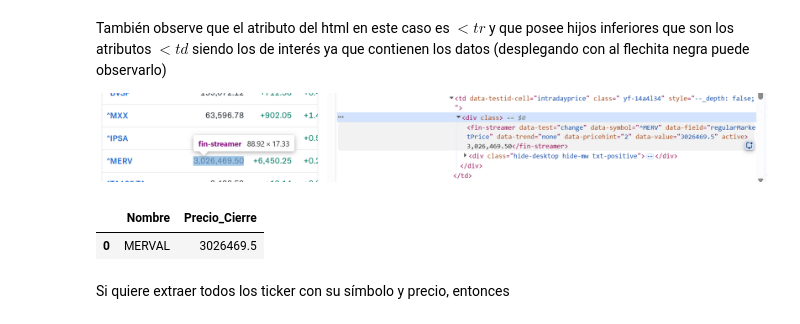
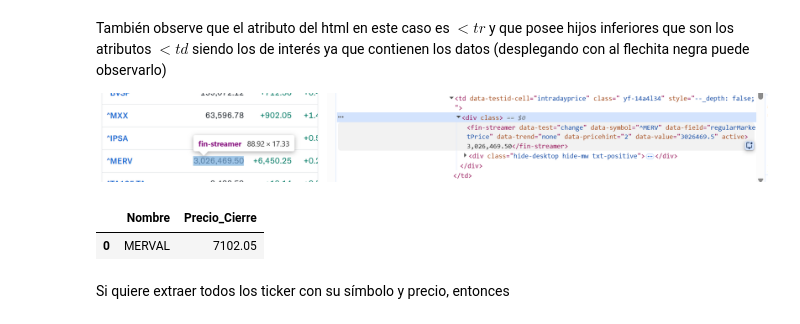
Before and after one commit to alexballera/taller-tgad-fce, a Jupyter notebook: sesiones/primer-parcial/u2/clase7/TPAD_Clase_7_5.ipynb, the cells around one changed output. Saved outputs shown, nothing was run; the diff lists cells and outputs as text; code cells hidden in the pictures.

```diff
--- a/sesiones/primer-parcial/u2/clase7/TPAD_Clase_7_5.ipynb
+++ b/sesiones/primer-parcial/u2/clase7/TPAD_Clase_7_5.ipynb
@@ -80,29 +80,61 @@ Al posicionarse sobre el código html vea que le marca a la izquierda en que par
 También observe que el atributo del html en este caso es $<tr$ y que posee hijos inferiores que son los atributos $<td$ siendo los de interés ya que contienen los datos (desplegando con al flechita negra puede observarlo)
 
 ![image.png](embedded-picture-1)
-# %%
-url='https://finance.yahoo.com/world-indices'
-
-header = {
-	'User-Agent': 'Mozilla/5.0 (Macintosh; Intel Mac OS X 10_11_2) AppleWebKit/601.3.9 (KHTML, like Gecko) Version/9.0.2 Safari/601.3.9'
-}
-response=requests.get(url,headers=header)
-
-
-soup=BeautifulSoup(response.content, 'lxml')
-
-ticker = "^MERV"
-current = soup.select_one(f'fin-streamer[data-field="regularMarketPrice"][data-symbol="{ticker}"]')
-price=current['data-value'] #en el código html ver el atributo que contiene el dato
-price
-
-import pandas as pd
-data_MERV_Index= {'Nombre':'MERVAL', 'Precio_Cierre':[price]}
-data_MERV_Index=pd.DataFrame(data_MERV_Index)
-data_MERV_Index
-# %% [output]
-|  | Nombre | Precio_Cierre |
-| 0 | MERVAL | 3026469.5 |
+# %%
+import requests
+from bs4 import BeautifulSoup
+import pandas as pd
+
+url = "https://finance.yahoo.com/world-indices"
+header = {
+    "User-Agent": (
+        "Mozilla/5.0 (Windows NT 10.0; Win64; x64) "
+        "AppleWebKit/537.36 (KHTML, like Gecko) "
+        "Chrome/123.0.0.0 Safari/537.36"
+    )
+}
+
+response = requests.get(url, headers=header, timeout=20)
+response.raise_for_status()
+soup = BeautifulSoup(response.content, "lxml")
+
+# Yahoo puede cambiar etiquetas/atributos; intentamos varias opciones
+ticker_candidates = ["^MERV", "MERV.BA", "%5EMERV"]
+current = None
+
+for ticker in ticker_candidates:
+    current = soup.select_one(
+        f'fin-streamer[data-field="regularMarketPrice"][data-symbol="{ticker}"]'
+    )
+    if current is None:
+        current = soup.select_one(
+            f'streamer[data-field="regularMarketPrice"][data-symbol="{ticker}"]'
+        )
+    if current is not None:
+        break
+
+if current is None:
+    fila_merval = soup.find(
+        lambda tag: tag.name in ["tr", "li", "div"]
+        and "MERVAL" in tag.get_text(" ", strip=True).upper()
+    )
+    if fila_merval is not None:
+        current = fila_merval.select_one(
+            'fin-streamer[data-field="regularMarketPrice"], streamer[data-field="regularMarketPrice"]'
+        )
+
+if current is None:
+    raise ValueError("No se pudo encontrar el precio de MERVAL en la página actual.")
+
+price = current.get("data-value") or current.get_text(strip=True)
+price = float(str(price).replace(",", ""))
+
+data_MERV_Index = {"Nombre": "MERVAL", "Precio_Cierre": [price]}
+data_MERV_Index = pd.DataFrame(data_MERV_Index)
+data_MERV_Index
+# %% [output]
+|  | Nombre | Precio_Cierre |
+| 0 | MERVAL | 7102.05 |
 # %% [markdown]
 Si quiere extraer todos los ticker con su símbolo y precio, entonces
 # %%
```
Also changed, not shown: parts of 6 cells of this notebook, 6 other files.
